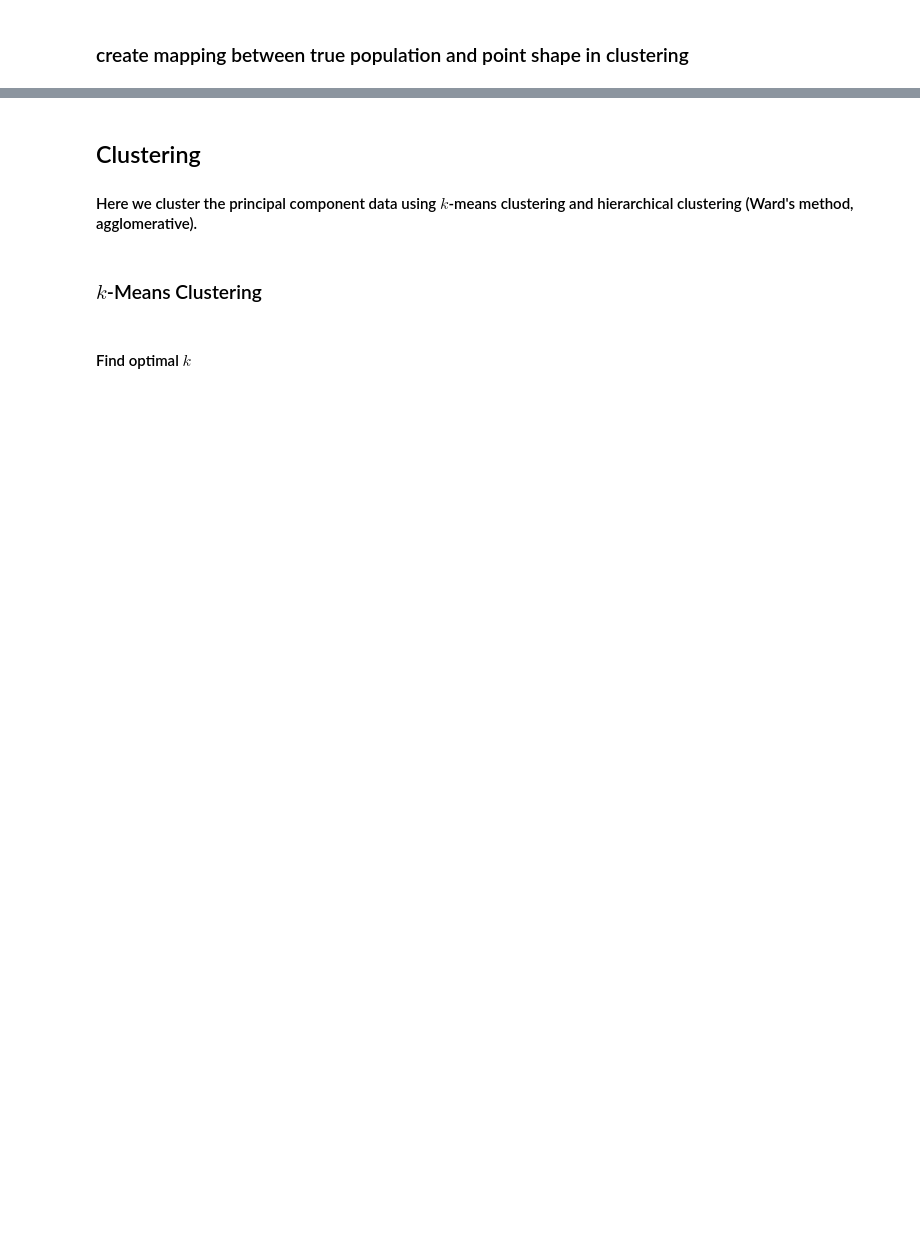
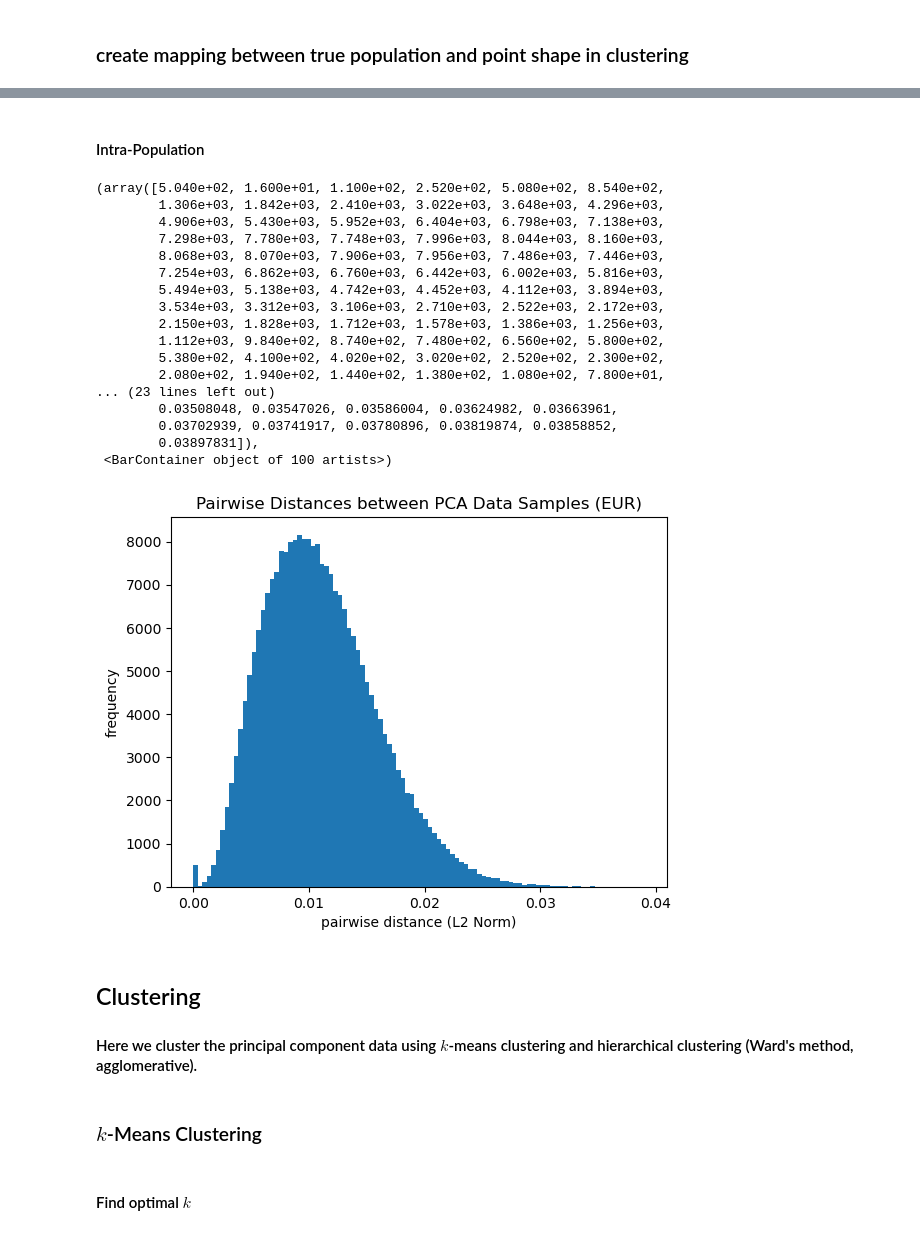
Before and after one commit to 0xArsi/snp-clustering, a Jupyter notebook: out/snp_clustering_report.ipynb, the cells around one changed output, grey strips where cells are left out. Drawn from its saved outputs; the diff is of its cells as text; code cells hidden in the pictures; blank space fills up the shorter version.

```diff
--- a/out/snp_clustering_report.ipynb
+++ b/out/snp_clustering_report.ipynb
@@ -124,3 +179,32 @@ subpop_shapes
+# %% [markdown]
+#### Intra-Population
+# %%
+pop_code = "EUR"
+X_pop = pca_data.loc[pca_data['pop'] == pop_code, pc_cols]
+plt.title(f"Pairwise Distances between PCA Data Samples ({pop_code})")
+plt.xlabel("pairwise distance (L2 Norm)")
+plt.ylabel("frequency")
+plt.xticks(np.arange(0, 0.5, 0.01))
+plt.hist(pairwise_distances(X_pop).flatten(), bins=100)
+# %% [output]
+(array([5.040e+02, 1.600e+01, 1.100e+02, 2.520e+02, 5.080e+02, 8.540e+02,
+        1.306e+03, 1.842e+03, 2.410e+03, 3.022e+03, 3.648e+03, 4.296e+03,
+        4.906e+03, 5.430e+03, 5.952e+03, 6.404e+03, 6.798e+03, 7.138e+03,
+        7.298e+03, 7.780e+03, 7.748e+03, 7.996e+03, 8.044e+03, 8.160e+03,
+        8.068e+03, 8.070e+03, 7.906e+03, 7.956e+03, 7.486e+03, 7.446e+03,
+        7.254e+03, 6.862e+03, 6.760e+03, 6.442e+03, 6.002e+03, 5.816e+03,
+        5.494e+03, 5.138e+03, 4.742e+03, 4.452e+03, 4.112e+03, 3.894e+03,
+        3.534e+03, 3.312e+03, 3.106e+03, 2.710e+03, 2.522e+03, 2.172e+03,
+        2.150e+03, 1.828e+03, 1.712e+03, 1.578e+03, 1.386e+03, 1.256e+03,
+        1.112e+03, 9.840e+02, 8.740e+02, 7.480e+02, 6.560e+02, 5.800e+02,
+        5.380e+02, 4.100e+02, 4.020e+02, 3.020e+02, 2.520e+02, 2.300e+02,
+        2.080e+02, 1.940e+02, 1.440e+02, 1.380e+02, 1.080e+02, 7.800e+01,
+... (23 lines left out)
+        0.03508048, 0.03547026, 0.03586004, 0.03624982, 0.03663961,
+        0.03702939, 0.03741917, 0.03780896, 0.03819874, 0.03858852,
+        0.03897831]),
+ <BarContainer object of 100 artists>)
+[figure, added]
 # %% [markdown]
 ## Clustering
 #### Here we cluster the principal component data using $k$-means clustering and hierarchical clustering (Ward's method, agglomerative).
```
Also changed, not shown: parts of 49 cells of this notebook, 18 other files.
